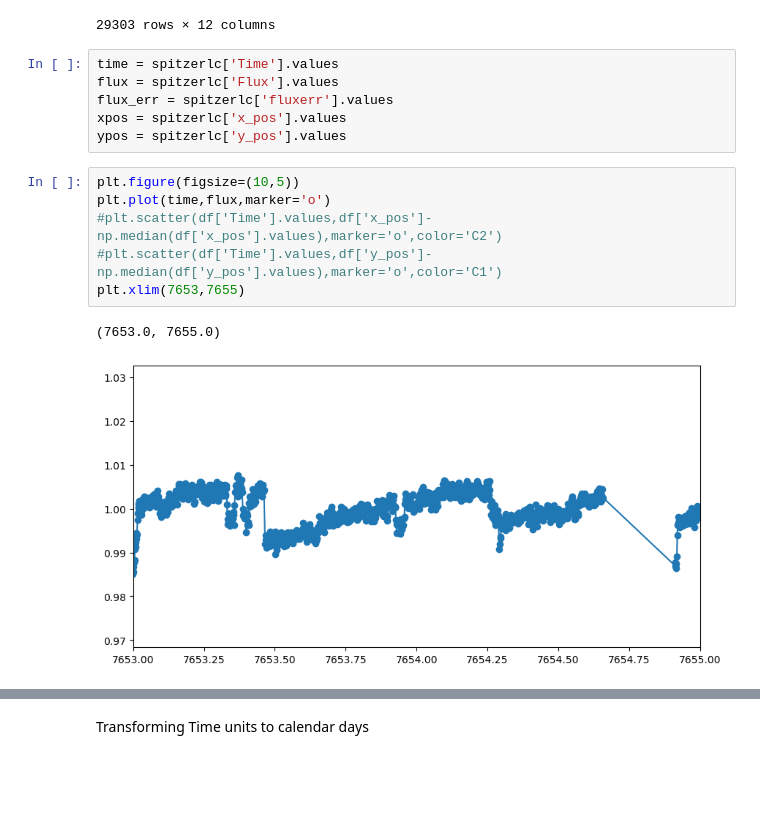
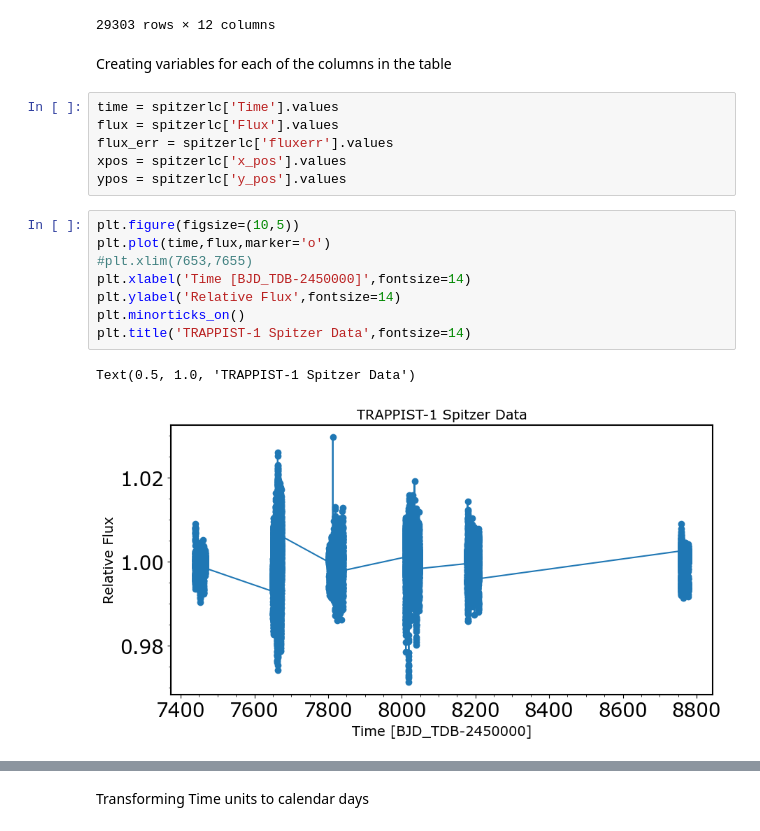
Before and after one commit to lupitatovar/Pre-MAP2023, a Jupyter notebook: making_ffd.ipynb, the cells around one changed output, grey strips where cells are left out. Saved outputs shown, nothing was run; the diff lists cells and outputs as text; blank space fills up the shorter version.

```diff
--- a/making_ffd.ipynb
+++ b/making_ffd.ipynb
@@ -45,6 +56,8 @@ spitzerlc
 | 29301 | 186 | 8777.288213 | 1.001476 | 0.000814 | 15.910476 | 16.050619 | 1.1880 | 1.391920 | 1.327574 | 10.311040 | 1.0 | ... |
 | 29302 | 187 | 8777.289710 | 1.001012 | 0.000845 | 15.922429 | 16.043762 | 1.1950 | 1.368207 | 1.317162 | 9.079386 | 1.0 | ... |
 29303 rows × 12 columns
+# %% [markdown]
+Creating variables for each of the columns in the table
 # %%
 time = spitzerlc['Time'].values
 flux = spitzerlc['Flux'].values
@@ -54,9 +67,11 @@ ypos = spitzerlc['y_pos'].values
 # %%
 plt.figure(figsize=(10,5))
 plt.plot(time,flux,marker='o')
-#plt.scatter(df['Time'].values,df['x_pos']-np.median(df['x_pos'].values),marker='o',color='C2')
-#plt.scatter(df['Time'].values,df['y_pos']-np.median(df['y_pos'].values),marker='o',color='C1')
-plt.xlim(7653,7655)
+#plt.xlim(7653,7655)
+plt.xlabel('Time [BJD_TDB-2450000]',fontsize=14)
+plt.ylabel('Relative Flux',fontsize=14)
+plt.minorticks_on()
+plt.title('TRAPPIST-1 Spitzer Data',fontsize=14)
 # %% [output]
-(7653.0, 7655.0)
+Text(0.5, 1.0, 'TRAPPIST-1 Spitzer Data')
-[figure, old version]
+[figure, new version]
```
Also changed, not shown: parts of 39 cells of this notebook.
